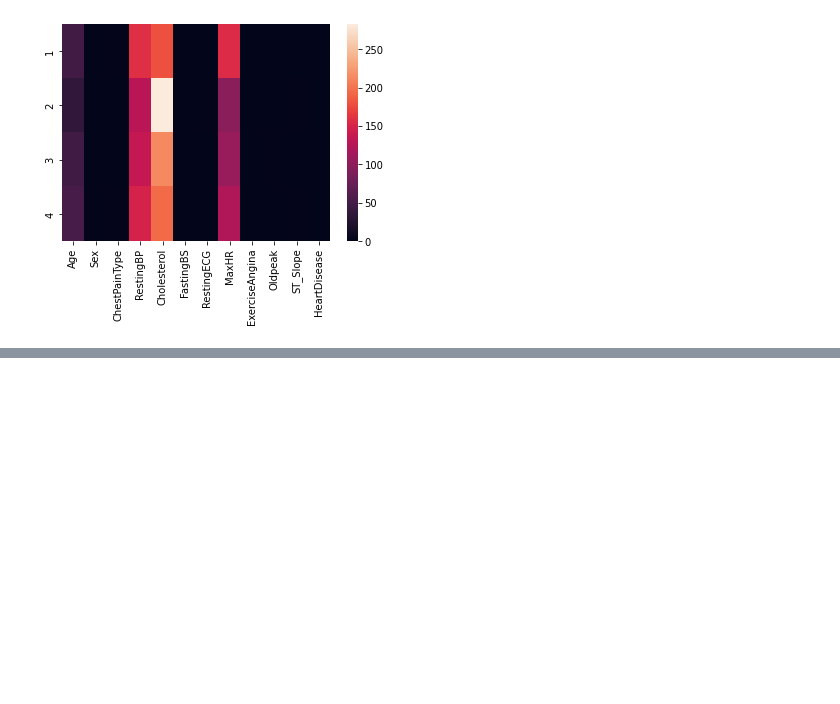
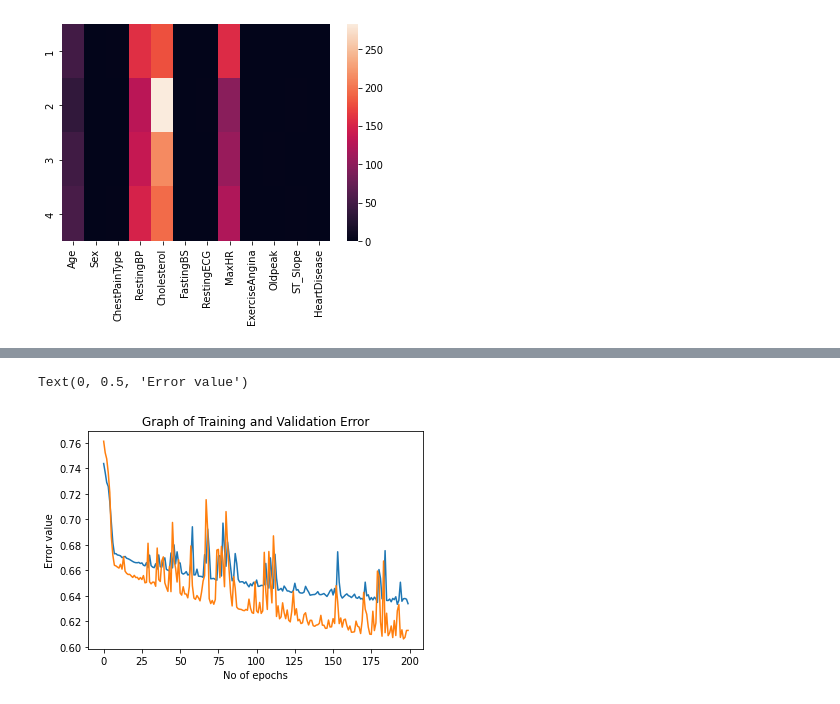
Before and after one commit to dayaniravi123/Machine-Learning-Projects, a Jupyter notebook: Heart_Failure_Detection.ipynb, the cells around one changed output, grey strips where cells are left out. Saved outputs shown, nothing was run; the diff lists cells and outputs as text; code cells hidden in the pictures; blank space fills up the shorter version.

```diff
--- a/Heart_Failure_Detection.ipynb
+++ b/Heart_Failure_Detection.ipynb
@@ -204,0 +336,8 @@ plt.plot(history.history['val_loss'])
+# %%
+## Select columns which are strongly related with response variable
+
+df = dataset[['Age', 'Sex', 'ChestPainType', 'MaxHR', 'FastingBS', 'ExerciseAngina', 'Oldpeak', 'ST_Slope', 'HeartDisease']]
+
+#df = dataset[['Sex', 'ChestPainType', 'MaxHR', 'ExerciseAngina', 'Oldpeak', 'ST_Slope', 'HeartDisease']]
+
+df.head()
@@ -204,0 +351,17 @@ plt.plot(history.history['val_loss'])
+# %%
+## Split dataset into train and test dataset
+
+X_train, X_test, y_train, y_test = train_test_split(df.iloc[:,:8], df.iloc[:, 8], test_size = 0.3, random_state = 2, stratify= df.iloc[:, 8])
+# %%
+## Define model for classification problem
+
+Model = tf.keras.models.Sequential([
+    layers.Normalization(axis = -1),
+    layers.Dense(1, kernel_regularizer = L1L2(l1=0.001, l2=0.0),input_dim = 8, activation='sigmoid'),
+    layers.Dense(1, kernel_regularizer = L1L2(l1=0.001, l2=0.0),input_dim = 8, activation='sigmoid')
+
+])
+
+Model.compile(optimizer = 'sgd', loss = 'binary_crossentropy', metrics=['accuracy'])
+# %%
+history = Model.fit(X_train, y_train, epochs = 200, validation_split= 0.3)
@@ -204,0 +386,12 @@ plt.plot(history.history['val_loss'])
+# %%
+## Plot graph of training and validation error
+
+
+plt.plot(history.history['loss'])
+plt.plot(history.history['val_loss'])
+plt.title("Graph of Training and Validation Error")
+plt.xlabel("No of epochs")
+plt.ylabel("Error value")
+# %% [output]
+Text(0, 0.5, 'Error value')
+[figure, added]
```
Also changed, not shown: parts of 16 cells of this notebook.
